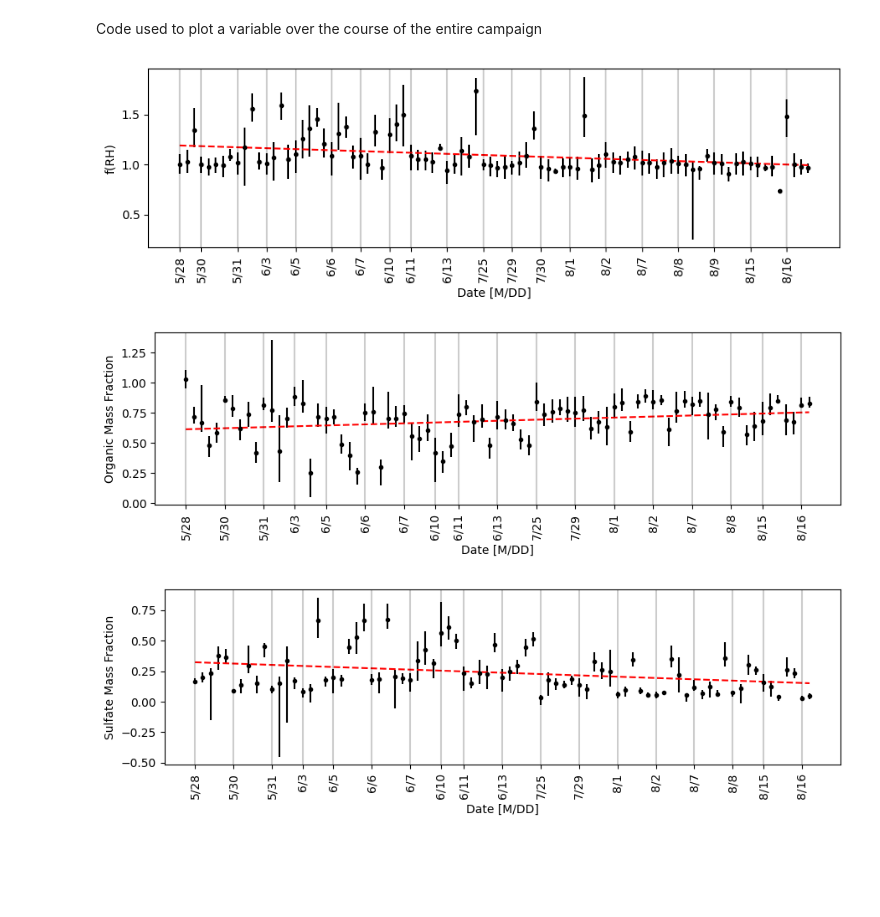
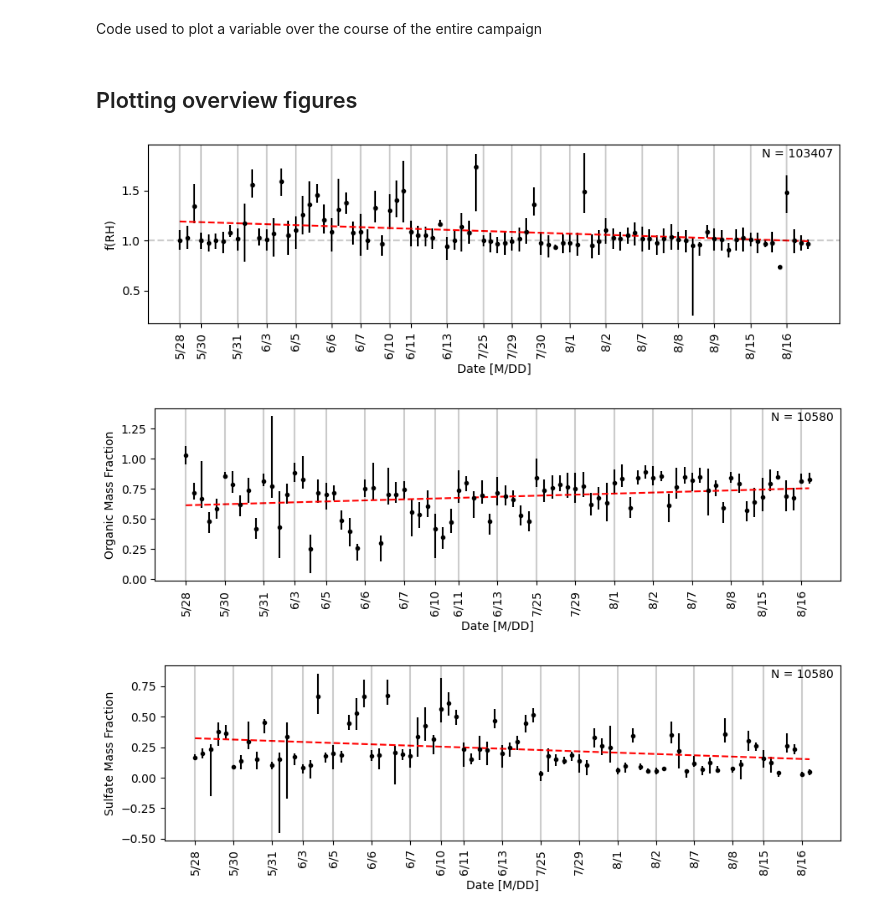
Before and after one commit to csoloff/ARCSIX_DASH, a Jupyter notebook: scripts/ams_f_RH_ts.ipynb, the cells around one changed output. Cells and saved outputs as stored; diff of their text form; code cells hidden in the pictures; blank space fills up the shorter version.

```diff
--- a/scripts/ams_f_RH_ts.ipynb
+++ b/scripts/ams_f_RH_ts.ipynb
@@ -13,6 +14,12 @@ o = read_all('OPTICAL') # optical data
 inl = read_all('InletFlag') # inlet flag
 a = read_all('AMS') # ams
 mn = read_all('MetNav') # met nav
+# %%
+retrieval_paths = sorted(glob.glob('../data/v2/*/*/*.csv'))
+retrieval_list = []
+for i in range(0, len(retrieval_paths)):
+    retrieval_list.append(pd.read_csv(retrieval_paths[i], parse_dates=['Start_Date_Time_UTC', 'Stop_Date_Time_UTC']))
+r = pd.concat(retrieval_list)
 # %% [markdown]
 Code used to plot a variable over the course of the entire campaign
 # %%
@@ -25,32 +32,44 @@ def add_line(x,y):
     y2 = x2*m + b
     return x2,y2
 # %%
-def var_plot(d, var, var_label):
+def var_plot(d, var, var_label, time_index = 'Time_Mid', hline = None):
     fig,ax = plt.subplots(figsize=(9,3))
 
-    d_resamp = d.resample('2h', on='Time_Mid').quantile(.50).reset_index()
-    d_resamp_75 = d.resample('2h', on='Time_Mid').quantile(.75).reset_index()
-    d_resamp_25 = d.resample('2h', on='Time_Mid').quantile(.25).reset_index()
+    d_small = d[[time_index, var]] # only using columns of interest for resampling
 
+    # resample data
+    d_resamp = d_small.resample('2h', on=time_index).quantile(.50).reset_index()
+    d_resamp_75 = d_small.resample('2h', on=time_index).quantile(.75).reset_index()
+    d_resamp_25 = d_small.resample('2h', on=time_index).quantile(.25).reset_index()
+
+    # remove nan
     d_resamp = remove_nan(d_resamp, var)
     d_resamp_25 = remove_nan(d_resamp_25, var)
     d_resamp_75 = remove_nan(d_resamp_75, var)
 
+    # add text to plot displaying to total number of points
+    count_text = 'N = ' + str(len(d[np.isfinite(d[var])][var]))
+    ax.text(.99, .98, count_text, ha='right', va='top', transform=ax.transAxes)
 
+    # plot the resampled data with error bars
     ax.errorbar(d_resamp.index, d_resamp[var], yerr=(d_resamp_75[var]-d_resamp[var], d_resamp[var]-d_resamp_25[var]), c='black', fmt='.')
-    #plt.plot(d_resamp.index, d_resamp[var])
 
+    # add a trend line
     x,y = add_line(d_resamp.index,d_resamp[var])
     plt.plot(x,y, ls = '--', c='red')
 
-
-    day_changes = d_resamp['Time_Mid'].dt.date.diff().ne(pd.Timedelta(0))
+    # mark on figure changes in day
+    day_changes = d_resamp[time_index].dt.date.diff().ne(pd.Timedelta(0))
     flight_ind = list(d_resamp[day_changes].index)
     day_ticks = []
     for i in range(0,len(flight_ind)):
         ax.axvline(flight_ind[i], 0, 1, alpha=.2, c='black')
-        date = d_resamp.loc[flight_ind[i]]['Time_Mid']
+        date = d_resamp.loc[flight_ind[i]][time_index]
         day_ticks.append(str(date.month) + '/' + str(date.day))
+
+    # add a horizontal reference line
+    if hline is not None:
+        ax.axhline(y=hline, c='black', ls='--', alpha=.2)
 
     ax.set_xticks(flight_ind)
     ax.set_xticklabels(day_ticks, rotation=90)
@@ -58,11 +77,13 @@ def var_plot(d, var, var_label):
     ax.set_ylabel(var_label)
 
     fig.tight_layout()
-    fig.savefig('../figures/timeline_'+var+'.png', dpi=300)
+    fig.savefig('../figures/overview_ts_'+var+'.png', dpi=300)
+# %% [markdown]
+## Plotting overview figures
 # %%
-var_plot(o,'fRH550_RH20to80', 'f(RH)')
+var_plot(o,'fRH550_RH20to80', 'f(RH)', hline = 1)
 # %% [output]
-[figure, old version]
+[figure, new version]
 # %%
 ams_keys = ['Org_Ave_IsoK_STP','SO4_Ave_IsoK_STP','NO3_Ave_IsoK_STP','NH4_Ave_IsoK_STP','Chl_Ave_IsoK_STP']
 a['tot'] = a[ams_keys].sum(axis=1)
@@ -72,8 +93,8 @@ a['SMF'] = a['SO4_Ave_IsoK_STP']/a['tot']
 # %%
 var_plot(a, 'OMF', 'Organic Mass Fraction')
 # %% [output]
-[figure, old version]
+[figure, new version]
 # %%
 var_plot(a, 'SMF', 'Sulfate Mass Fraction')
 # %% [output]
-[figure, old version]
+[figure, new version]
```
Also changed, not shown: parts of 8 cells of this notebook, 1 other file.
